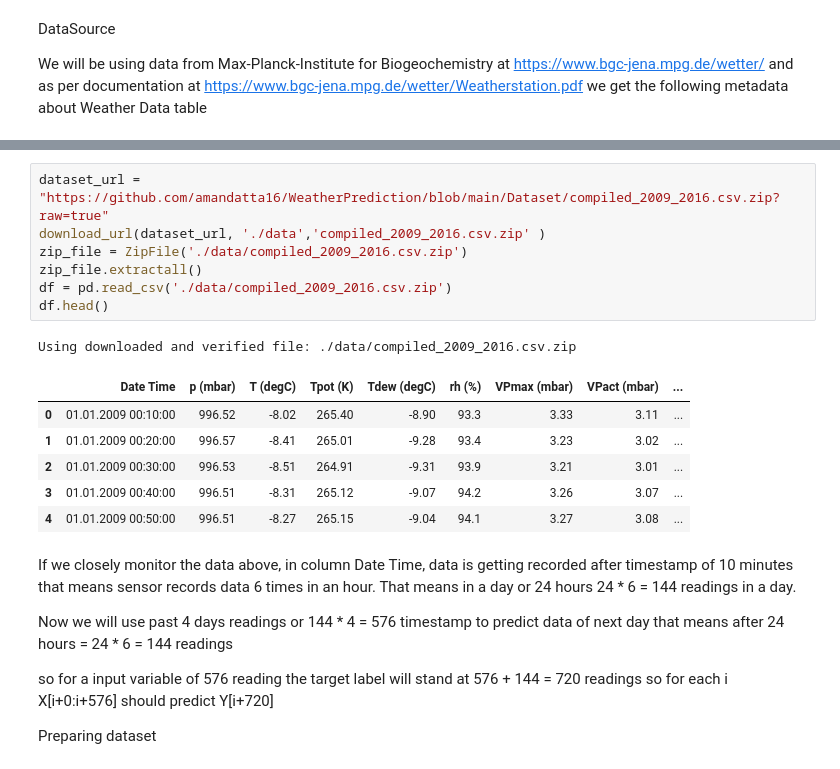
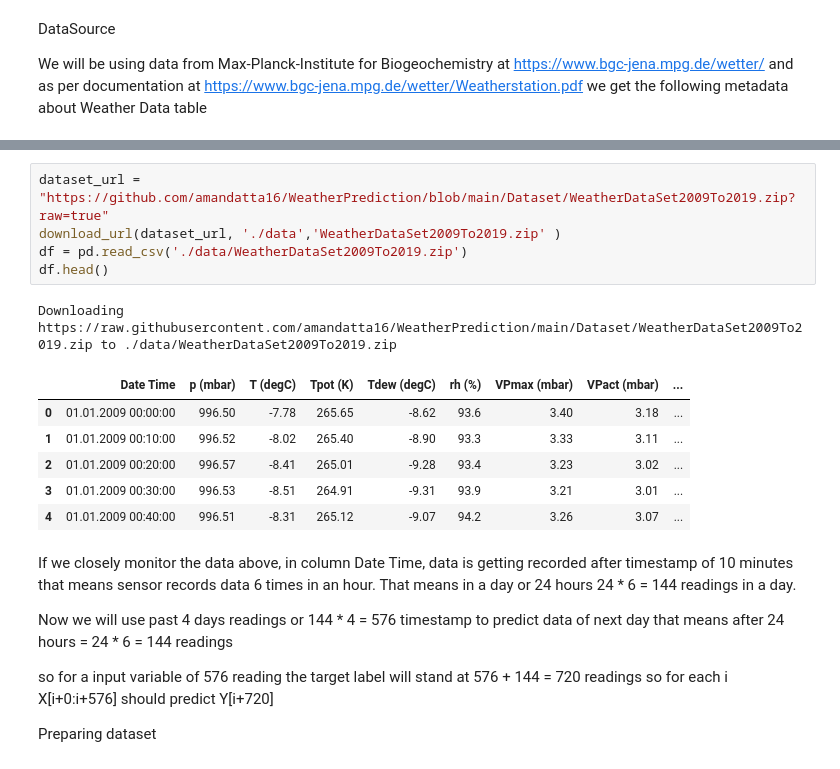
Before and after one commit to amandatta16/WeatherPrediction, a Jupyter notebook: WeatherForecast.ipynb, the cells around one changed output, grey strips where cells are left out. Cells and saved outputs as stored; diff of their text form.

```diff
--- a/WeatherForecast.ipynb
+++ b/WeatherForecast.ipynb
@@ -19,20 +19,18 @@ We will be using data from  Max-Planck-Institute for Biogeochemistry at https://
 # %% [markdown]
 ![MetaData.jpg](embedded-picture-1)
 # %%
-dataset_url = "https://github.com/amandatta16/WeatherPrediction/blob/main/Dataset/compiled_2009_2016.csv.zip?raw=true"
-download_url(dataset_url, './data','compiled_2009_2016.csv.zip' )
-zip_file = ZipFile('./data/compiled_2009_2016.csv.zip')
-zip_file.extractall()
-df = pd.read_csv('./data/compiled_2009_2016.csv.zip')
+dataset_url = "https://github.com/amandatta16/WeatherPrediction/blob/main/Dataset/WeatherDataSet2009To2019.zip?raw=true"
+download_url(dataset_url, './data','WeatherDataSet2009To2019.zip' )
+df = pd.read_csv('./data/WeatherDataSet2009To2019.zip')
 df.head()
 # %% [output]
-Using downloaded and verified file: ./data/compiled_2009_2016.csv.zip
+Downloading https://raw.githubusercontent.com/amandatta16/WeatherPrediction/main/Dataset/WeatherDataSet2009To2019.zip to ./data/WeatherDataSet2009To2019.zip
 |  | Date Time | p (mbar) | T (degC) | Tpot (K) | Tdew (degC) | rh (%) | VPmax (mbar) | VPact (mbar) | ... |
-| 0 | 01.01.2009 00:10:00 | 996.52 | -8.02 | 265.40 | -8.90 | 93.3 | 3.33 | 3.11 | ... |
-| 1 | 01.01.2009 00:20:00 | 996.57 | -8.41 | 265.01 | -9.28 | 93.4 | 3.23 | 3.02 | ... |
-| 2 | 01.01.2009 00:30:00 | 996.53 | -8.51 | 264.91 | -9.31 | 93.9 | 3.21 | 3.01 | ... |
-| 3 | 01.01.2009 00:40:00 | 996.51 | -8.31 | 265.12 | -9.07 | 94.2 | 3.26 | 3.07 | ... |
-| 4 | 01.01.2009 00:50:00 | 996.51 | -8.27 | 265.15 | -9.04 | 94.1 | 3.27 | 3.08 | ... |
+| 0 | 01.01.2009 00:00:00 | 996.50 | -7.78 | 265.65 | -8.62 | 93.6 | 3.40 | 3.18 | ... |
+| 1 | 01.01.2009 00:10:00 | 996.52 | -8.02 | 265.40 | -8.90 | 93.3 | 3.33 | 3.11 | ... |
+| 2 | 01.01.2009 00:20:00 | 996.57 | -8.41 | 265.01 | -9.28 | 93.4 | 3.23 | 3.02 | ... |
+| 3 | 01.01.2009 00:30:00 | 996.53 | -8.51 | 264.91 | -9.31 | 93.9 | 3.21 | 3.01 | ... |
+| 4 | 01.01.2009 00:40:00 | 996.51 | -8.31 | 265.12 | -9.07 | 94.2 | 3.26 | 3.07 | ... |
 # %% [markdown]
 If we closely monitor the data above, in column Date Time, data is getting recorded after timestamp of 10 minutes that means sensor records data 6 times in an hour.
 That means in a day or 24 hours 24 * 6 = 144 readings in a day.
```
Also changed, not shown: parts of 14 cells of this notebook.
